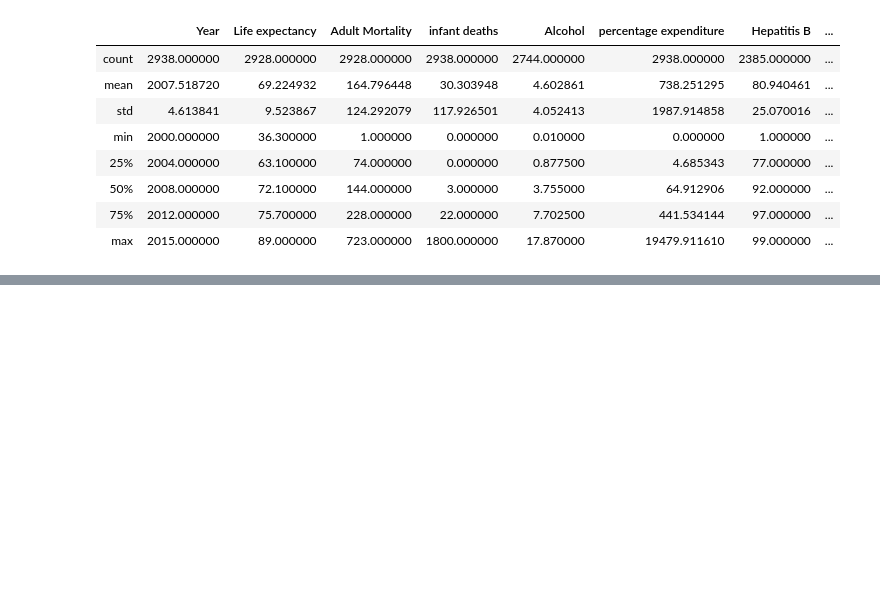
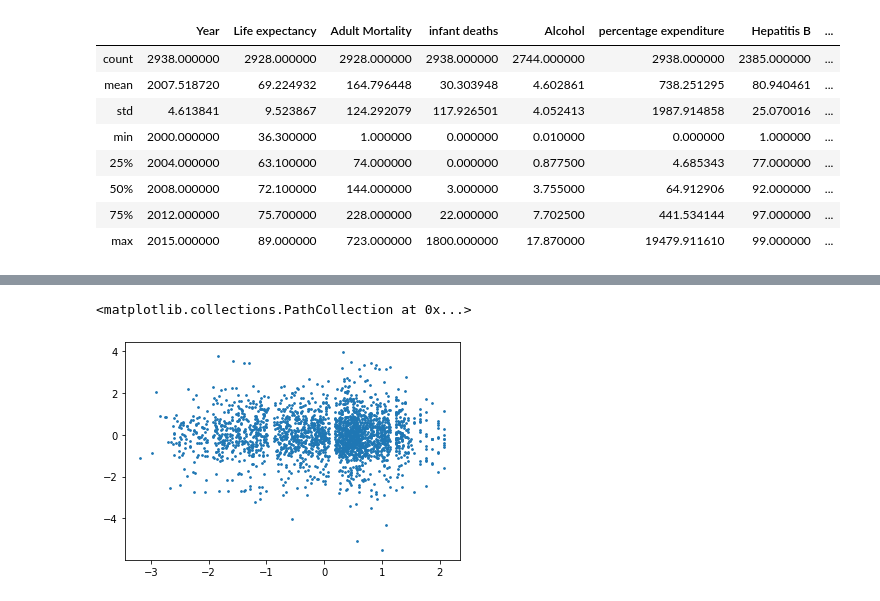
Before and after one commit to joshuabae/STAT410, a Jupyter notebook: statsmodels.ipynb, the cells around one changed output, grey strips where cells are left out. Drawn from its saved outputs; the diff is of its cells as text; code cells hidden in the pictures; blank space fills up the shorter version.

```diff
--- a/statsmodels.ipynb
+++ b/statsmodels.ipynb
@@ -95 +107,19 @@ ValueError: shapes (588,19) and (20,) not aligned: 19 (dim 1) != 20 (dim 0)
+# %%
+# create instance of influence
+influence = ols_results.get_influence()
+
+# leverage (hat values)
+leverage = influence.hat_matrix_diag
+
+# Cook's D values (and p-values) as tuple of arrays
+cooks_d = influence.cooks_distance
+
+# standardized residuals
+standardized_residuals = influence.resid_studentized_internal
+
+# both 2350 rows
+plt.scatter(y_train, standardized_residuals, s=3)
+# %% [output]
+<matplotlib.collections.PathCollection at 0x...>
+[figure, added]
 # %%
```
Also changed, not shown: parts of 8 cells of this notebook, 5 other files.
